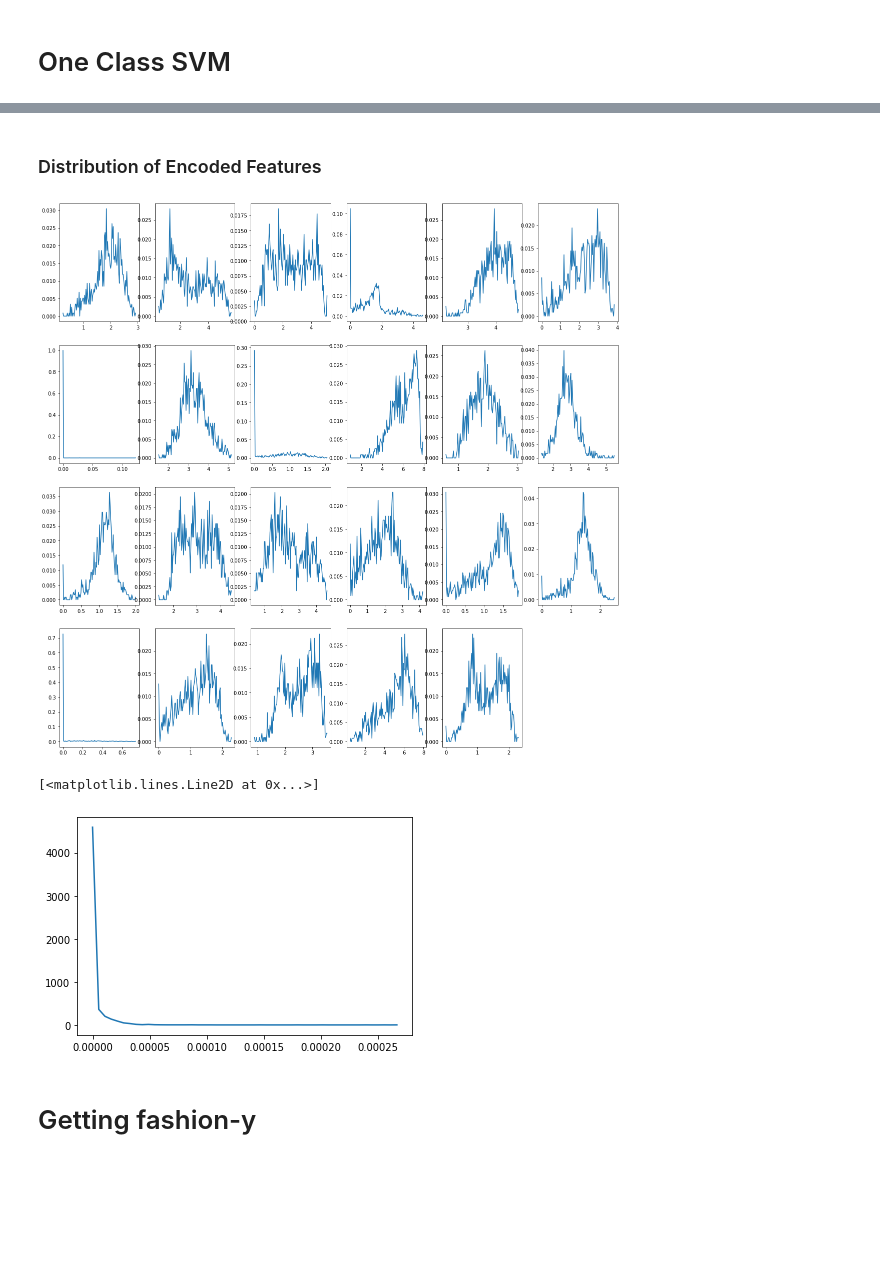
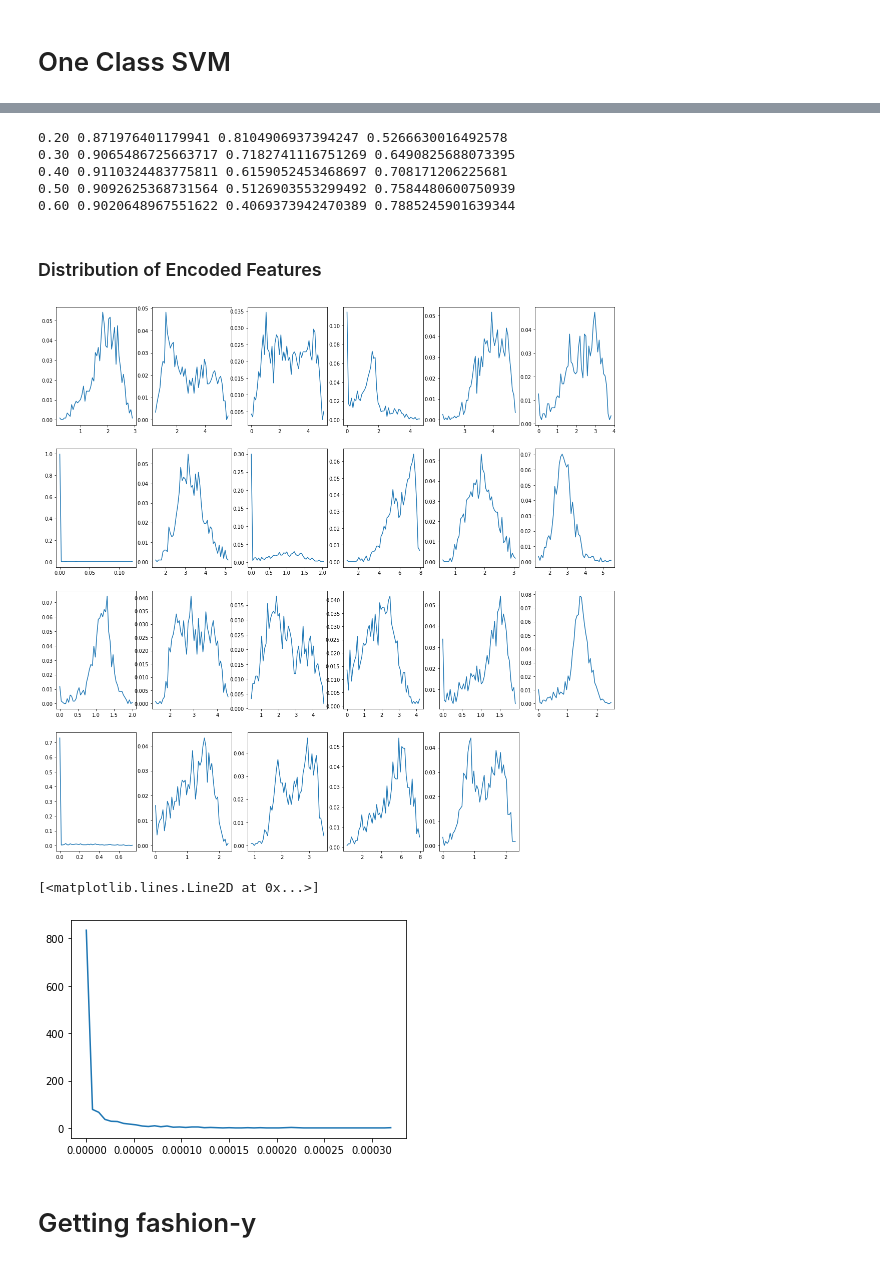
Before and after one commit to ChiShao/cnn-auto-encoder, a Jupyter notebook: conv-autoencoder-digits.ipynb, the cells around one changed output, grey strips where cells are left out. Cells and saved outputs as stored; diff of their text form; code cells hidden in the pictures; blank space fills up the shorter version.

```diff
--- a/conv-autoencoder-digits.ipynb
+++ b/conv-autoencoder-digits.ipynb
@@ -816,2 +791,0 @@ plt.show()
-# %%
-precision, recall,thresholds = precision_recall_curve()
@@ -821,19 +800,62 @@ array([1029.16374627, 1028.99926763, 1029.07920448, ..., 1029.03801053,
+# %%
+for i in np.arange(0.2,.7, 0.1):
+    clf = svm.OneClassSVM(gamma="auto", nu=i)
+    clf.fit(encoded_one_imgs_train)
+    encoded_sevens = one_encoder.predict(digit_data[7][0])#[1000:2000])
+    flat = np.prod(encoded_sevens.shape[1:], dtype=np.int64)
+    encoded_sevens = encoded_sevens.reshape(-1,flat)
+    encoded_sevens.shape, encoded_one_imgs_train.shape
+
+    bins = 2
+    scores_1 = clf.predict(encoded_one_imgs_test)
+    # hist_oc = np.histogram(scores_1, bins)
+    # t = np.linspace(scores_1.min(), scores_1.max(), bins)
+    #plt.bar(t, hist_oc[0], width=0.5, color="r")
+    # plt.show()
+    scores_7 = clf.predict(encoded_sevens)
+
+    # hist_oc_p = np.histogram(scores_7, bins)
+    # t = np.linspace(scores_7.min(), scores_7.max(), bins)
+    #plt.bar(t, hist_oc_p[0], width=0.5, color="b")
+    # plt.show()
+
+    scores = np.concatenate((scores_1, scores_7))
+    y_truth = np.concatenate((np.ones(len(scores_1)), -np.ones(len(scores_7))))
+    # precision, recall, thresholds = precision_recall_curve(y_truth, X)
+    # accuracy = accuracy_score(y_truth, X)
+
+    TP = len(scores_1[scores_1 == 1])
+    FN = len(scores_1[scores_1 == -1])
+
+    TN = len(scores_7[scores_7 == -1])
+    FP = len(scores_7[scores_7 == 1])
+
+    accuracy = (TP + TN) / len(scores)
+    precision = TP / (TP + FN)
+    recall = TP / (TP + FP)
+    print("%.2f"%i, accuracy, precision, recall)
+# %% [output]
+0.20 0.871976401179941 0.8104906937394247 0.5266630016492578
+0.30 0.9065486725663717 0.7182741116751269 0.6490825688073395
+0.40 0.9110324483775811 0.6159052453468697 0.708171206225681
+0.50 0.9092625368731564 0.5126903553299492 0.7584480600750939
+0.60 0.9020648967551622 0.4069373942470389 0.7885245901639344
 # %% [markdown]
 ### Distribution of Encoded Features
 # %%
 plt.figure(figsize=(20, 20))
 for i in range(len(my)-1):
     # plots distribution of i-th feature
     # display original
-    bins = len(X)//10
+    bins = 50
     hist = np.histogram(X[:, i], bins=bins)
     ax = plt.subplot(4, 6, i + 1)
-    h_min = min(hist[1])
-    h_max = max(hist[1])
+    h_min = min(X[:, i])
+    h_max = max(X[:, i])
     r = np.linspace(start=h_min, stop=h_max, num=bins)
     plt.plot(r, hist[0]/len(X[:,i]))
 # %% [output]
-[figure, old version]
+[figure, new version]
 # %%
 def convert_values_to_img(values):
     values = np.reshape(values, (1, 2, 2, 6))
@@ -842,14 +864,11 @@ def convert_values_to_img(values):
 # %%
 bins = 50
 hist_all = np.histogram(p_all, bins=bins)
-h_min = min(hist_all[1])
-h_max = max(hist_all[1])
-delta = abs(h_max - h_min)
-r = np.arange(h_min, h_max, delta / bins)
+r = np.linspace(min(p_all), max(p_all), bins)
 plt.plot(r, hist_all[0])
 # %% [output]
 [<matplotlib.lines.Line2D at 0x...>]
-[figure, old version]
+[figure, new version]
 # %% [markdown]
 # Getting fashion-y
 # %%
```
Also changed, not shown: parts of 13 cells of this notebook.
